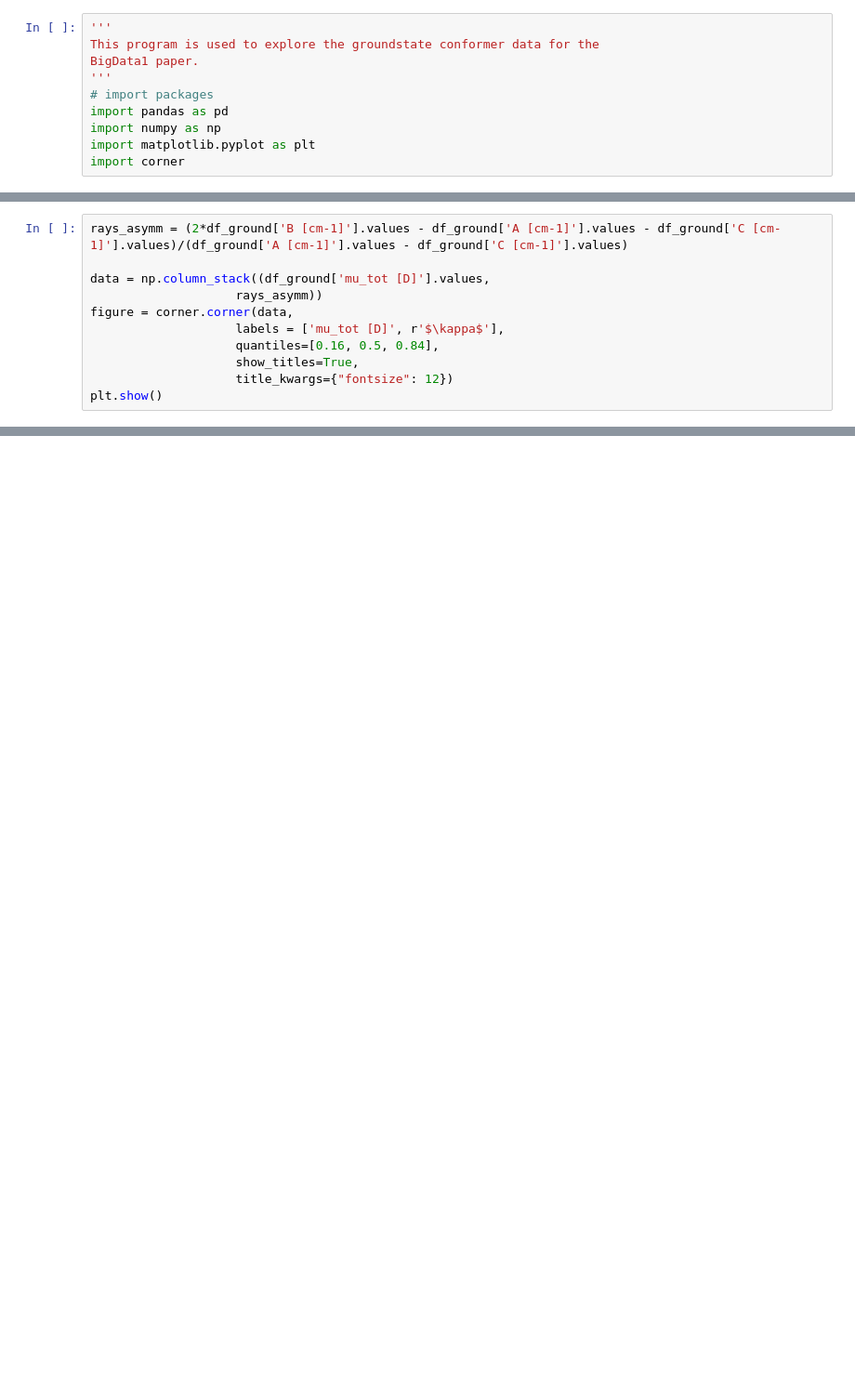
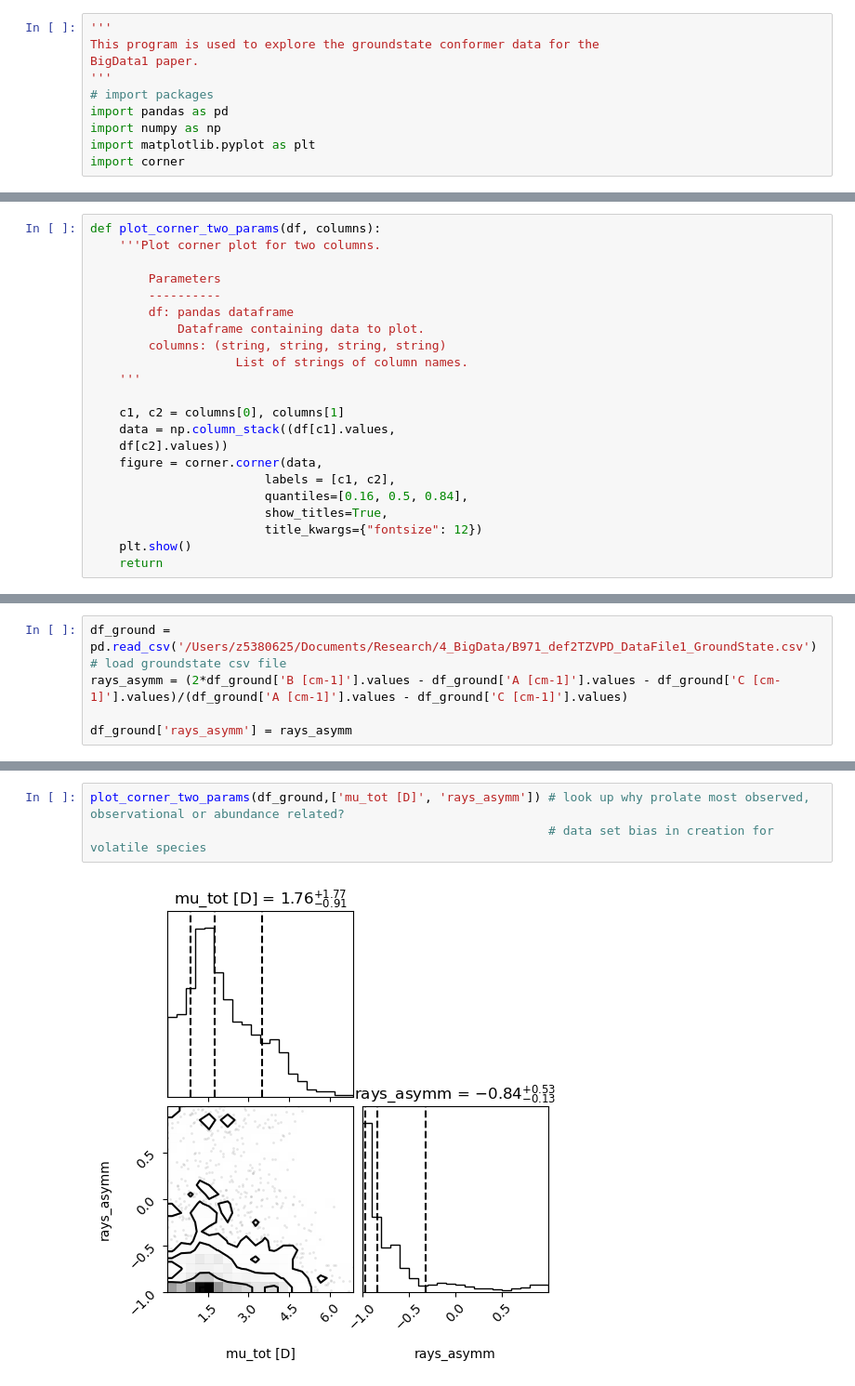
Before and after one commit to mpettyjo/4_BigData, a Jupyter notebook: 4_Exploration_Rotational.ipynb, the cells around one changed output, grey strips where cells are left out. Shown at 93% size. Cells and saved outputs as stored; diff of their text form; blank space fills up the shorter version.

```diff
--- a/4_Exploration_Rotational.ipynb
+++ b/4_Exploration_Rotational.ipynb
@@ -61,0 +37,22 @@ plt.show()
+# %%
+def plot_corner_two_params(df, columns):
+    '''Plot corner plot for two columns.
+
+        Parameters
+        ----------
+        df: pandas dataframe
+            Dataframe containing data to plot.
+        columns: (string, string, string, string)
+                    List of strings of column names.
+    '''
+
+    c1, c2 = columns[0], columns[1]
+    data = np.column_stack((df[c1].values,
+    df[c2].values))
+    figure = corner.corner(data,
+                        labels = [c1, c2],
+                        quantiles=[0.16, 0.5, 0.84],
+                        show_titles=True,
+                        title_kwargs={"fontsize": 12})
+    plt.show()
+    return
@@ -62,11 +61,5 @@ plt.show()
 # %%
+df_ground = pd.read_csv('/Users/z5380625/Documents/Research/4_BigData/B971_def2TZVPD_DataFile1_GroundState.csv') # load groundstate csv file
 rays_asymm = (2*df_ground['B [cm-1]'].values - df_ground['A [cm-1]'].values - df_ground['C [cm-1]'].values)/(df_ground['A [cm-1]'].values - df_ground['C [cm-1]'].values)
 
-data = np.column_stack((df_ground['mu_tot [D]'].values,
-                    rays_asymm))
-figure = corner.corner(data,
-                    labels = ['mu_tot [D]', r'$\kappa$'],
-                    quantiles=[0.16, 0.5, 0.84],
-                    show_titles=True,
-                    title_kwargs={"fontsize": 12})
-plt.show()
+df_ground['rays_asymm'] = rays_asymm
@@ -116,0 +70,5 @@ WARNING:root:Too few points to create valid contours
+# %%
+plot_corner_two_params(df_ground,['mu_tot [D]', 'rays_asymm']) # look up why prolate most observed, observational or abundance related?
+                                                               # data set bias in creation for volatile species
+# %% [output]
+[figure, added]
```
Also changed, not shown: parts of 12 cells of this notebook.
